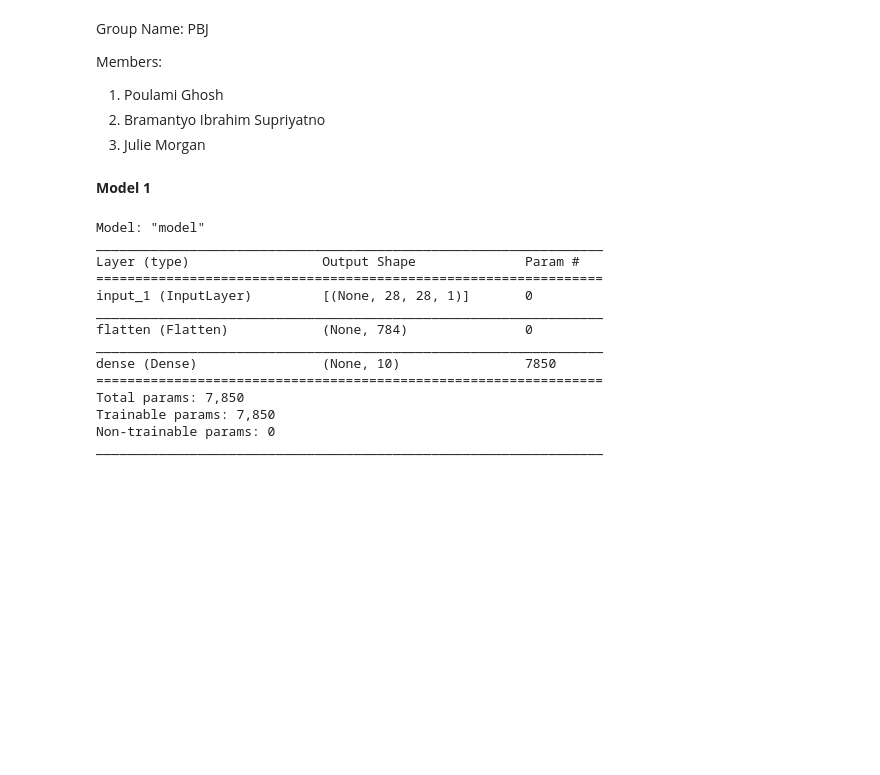
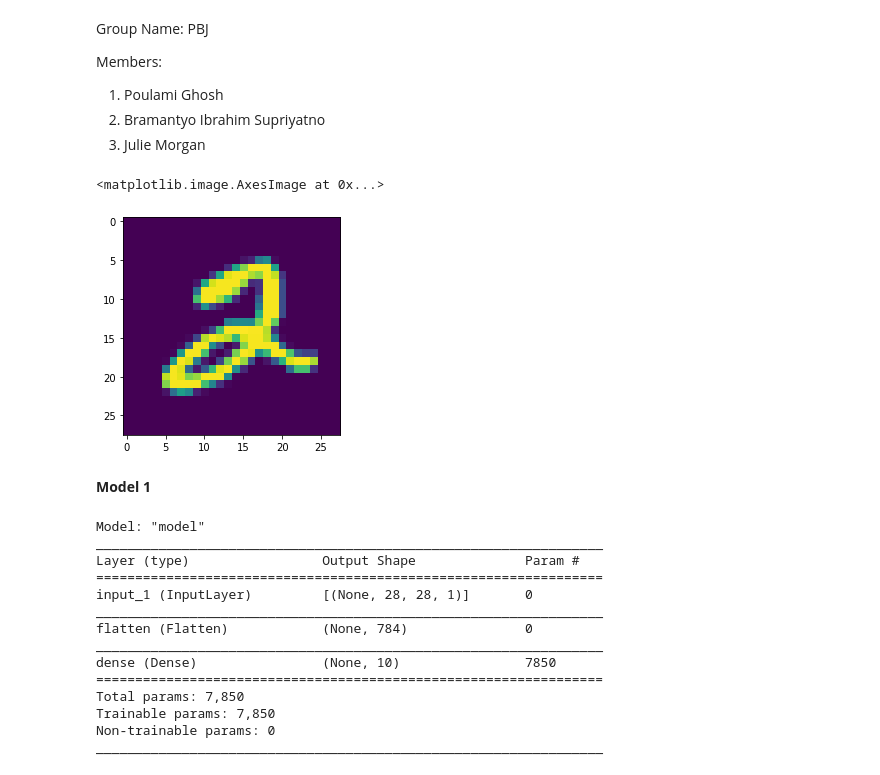
Before and after one commit to bramantyois/machine_intelligence_1, a Jupyter notebook: exercise_6.ipynb, the cells around one changed output. Drawn from its saved outputs; the diff is of its cells as text; code cells hidden in the pictures; blank space fills up the shorter version.

```diff
--- a/exercise_6.ipynb
+++ b/exercise_6.ipynb
@@ -19,6 +19,11 @@ from tensorflow.keras import initializers
 import math
 # %%
 (X_train, y_train), (X_test, y_test) = mnist.load_data()
+# %%
+plt.imshow(X_train[5,:,:])
+# %% [output]
+<matplotlib.image.AxesImage at 0x...>
+[figure, added]
 # %%
 NUM_CLASSES = 10
 # %%
```
Also changed, not shown: parts of 10 cells of this notebook, 2 other files.
